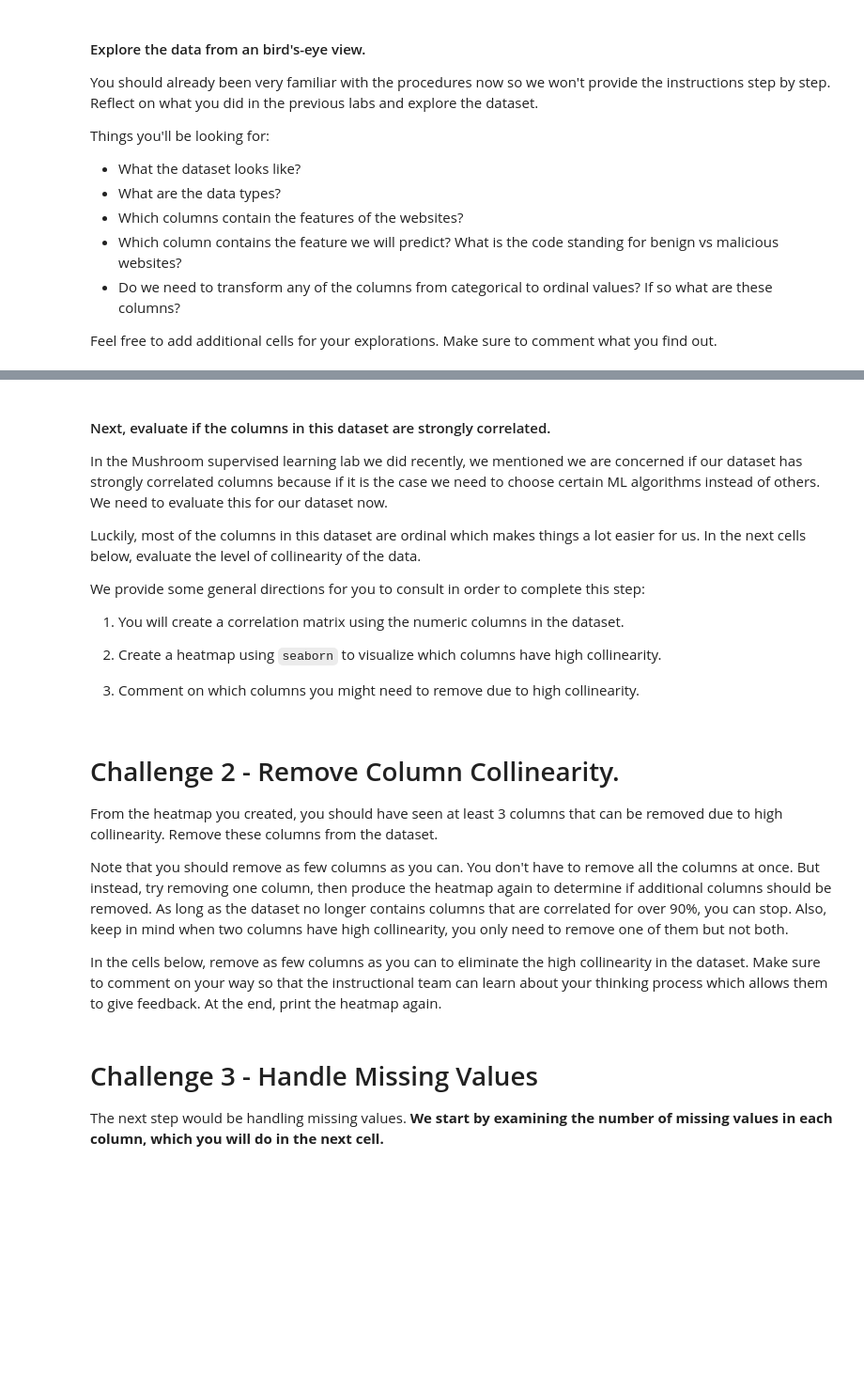
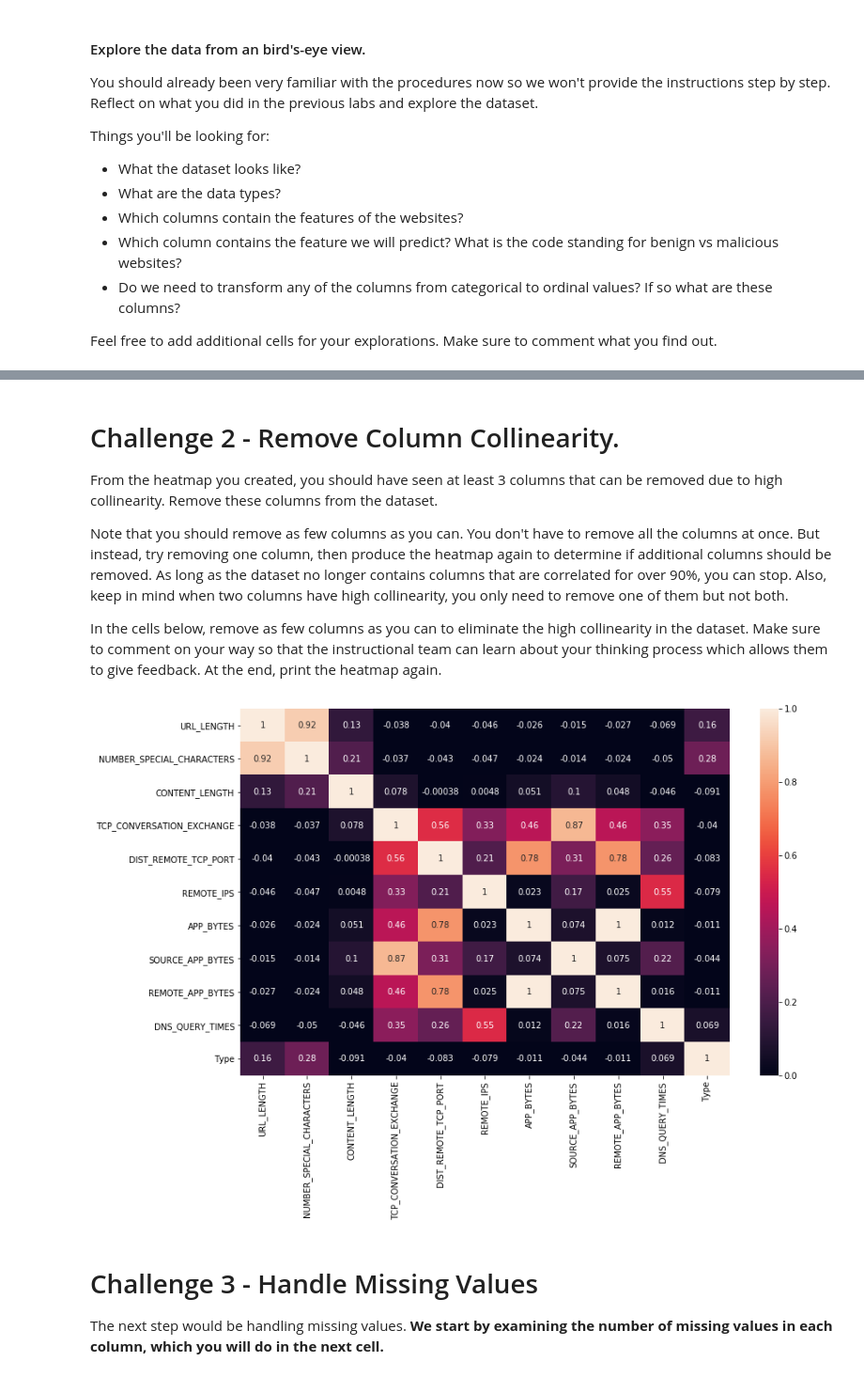
Before and after one commit to ta-datapt-bcn/lab-supervised-learning, a Jupyter notebook: your-code/main.ipynb, the cells around one changed output, grey strips where cells are left out. Shown at 94% size. Saved outputs shown, nothing was run; the diff lists cells and outputs as text; code cells hidden in the pictures; blank space fills up the shorter version.

Commit message:
supervised-learning

```diff
--- a/your-code/main.ipynb
+++ b/your-code/main.ipynb
@@ -37,16 +120,15 @@ Feel free to add additional cells for your explorations. Make sure to comment wh
+# %% [markdown]
+# Challenge 2 - Remove Column Collinearity.
+
+From the heatmap you created, you should have seen at least 3 columns that can be removed due to high collinearity. Remove these columns from the dataset.
+
+Note that you should remove as few columns as you can. You don't have to remove all the columns at once. But instead, try removing one column, then produce the heatmap again to determine if additional columns should be removed. As long as the dataset no longer contains columns that are correlated for over 90%, you can stop. Also, keep in mind when two columns have high collinearity, you only need to remove one of them but not both.
+
+In the cells below, remove as few columns as you can to eliminate the high collinearity in the dataset. Make sure to comment on your way so that the instructional team can learn about your thinking process which allows them to give feedback. At the end, print the heatmap again.
+# %%
+# Your code here
+websites.drop(['SOURCE_APP_PACKETS'], axis=1,inplace=True)
+websites.drop(['APP_PACKETS'], axis=1,inplace=True)
+websites.drop(['REMOTE_APP_PACKETS'], axis=1,inplace=True)
 # %%
 # Your comment here
-# %% [markdown]
-#### Next, evaluate if the columns in this dataset are strongly correlated.
-
-In the Mushroom supervised learning lab we did recently, we mentioned we are concerned if our dataset has strongly correlated columns because if it is the case we need to choose certain ML algorithms instead of others. We need to evaluate this for our dataset now.
-
-Luckily, most of the columns in this dataset are ordinal which makes things a lot easier for us. In the next cells below, evaluate the level of collinearity of the data.
-
-We provide some general directions for you to consult in order to complete this step:
-
-1. You will create a correlation matrix using the numeric columns in the dataset.
-
-1. Create a heatmap using `seaborn` to visualize which columns have high collinearity.
-
-1. Comment on which columns you might need to remove due to high collinearity.
@@ -57,8 +134,0 @@ We provide some general directions for you to consult in order to complete this
-# %% [markdown]
-# Challenge 2 - Remove Column Collinearity.
-
-From the heatmap you created, you should have seen at least 3 columns that can be removed due to high collinearity. Remove these columns from the dataset.
-
-Note that you should remove as few columns as you can. You don't have to remove all the columns at once. But instead, try removing one column, then produce the heatmap again to determine if additional columns should be removed. As long as the dataset no longer contains columns that are correlated for over 90%, you can stop. Also, keep in mind when two columns have high collinearity, you only need to remove one of them but not both.
-
-In the cells below, remove as few columns as you can to eliminate the high collinearity in the dataset. Make sure to comment on your way so that the instructional team can learn about your thinking process which allows them to give feedback. At the end, print the heatmap again.
@@ -71,3 +135,10 @@ In the cells below, remove as few columns as you can to eliminate the high colli
+# %%
+# Print heatmap again
+fig, ax = plt.subplots(figsize=(13,8))
+ax = sns.heatmap(websites.corr(),annot=True, vmin=0, vmax=1)
+plt.show()
+# %% [output]
+[figure, added]
 # %% [markdown]
 # Challenge 3 - Handle Missing Values
 
```
Also changed, not shown: parts of 50 cells of this notebook.
